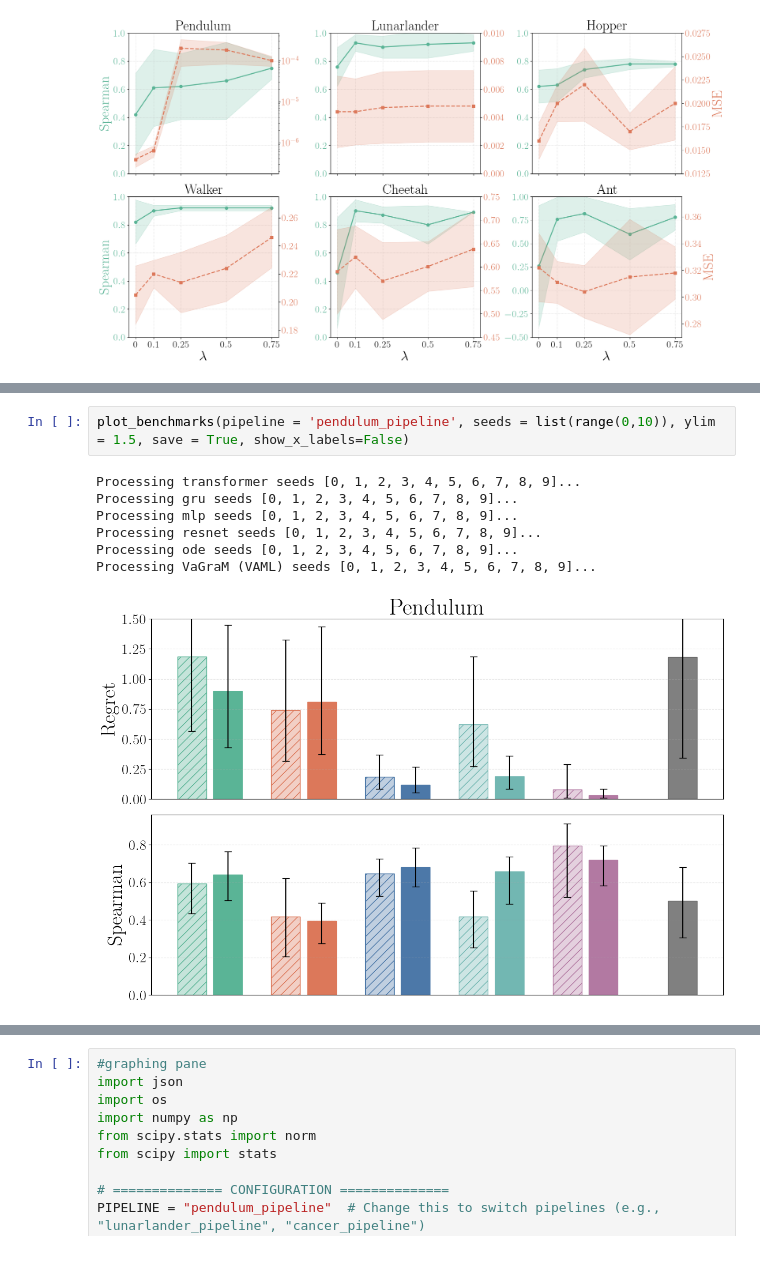
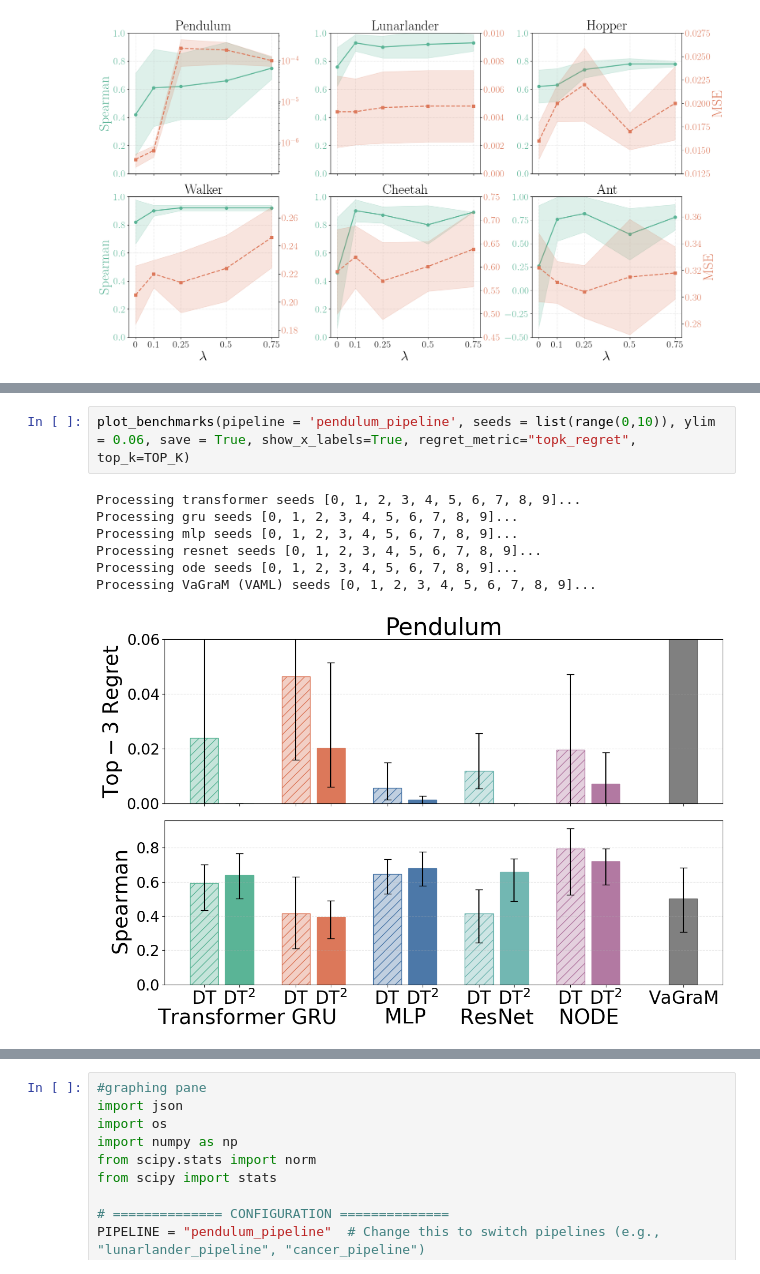
Before and after one commit to harrya32/DT2, a Jupyter notebook: results/results.ipynb, the cells around one changed output, grey strips where cells are left out. Drawn from its saved outputs; the diff is of its cells as text.

```diff
--- a/results/results.ipynb
+++ b/results/results.ipynb
@@ -1222,11 +1285,11 @@ def plot_benchmarks(pipeline = PIPELINE, seeds = SEEDS, ylim = 1.5, save=False,
 # %%
-plot_benchmarks(pipeline = 'pendulum_pipeline', seeds = list(range(0,10)), ylim = 1.5, save = True, show_x_labels=False)
+plot_benchmarks(pipeline = 'pendulum_pipeline', seeds = list(range(0,10)), ylim = 0.06, save = True, show_x_labels=True, regret_metric="topk_regret", top_k=TOP_K)
 # %% [output]
 Processing transformer seeds [0, 1, 2, 3, 4, 5, 6, 7, 8, 9]...
 Processing gru seeds [0, 1, 2, 3, 4, 5, 6, 7, 8, 9]...
 Processing mlp seeds [0, 1, 2, 3, 4, 5, 6, 7, 8, 9]...
 Processing resnet seeds [0, 1, 2, 3, 4, 5, 6, 7, 8, 9]...
 Processing ode seeds [0, 1, 2, 3, 4, 5, 6, 7, 8, 9]...
 Processing VaGraM (VAML) seeds [0, 1, 2, 3, 4, 5, 6, 7, 8, 9]...
-[figure, old version]
+[figure, new version]
 # %%
```
Also changed, not shown: parts of 10 cells of this notebook, 10 other files.
